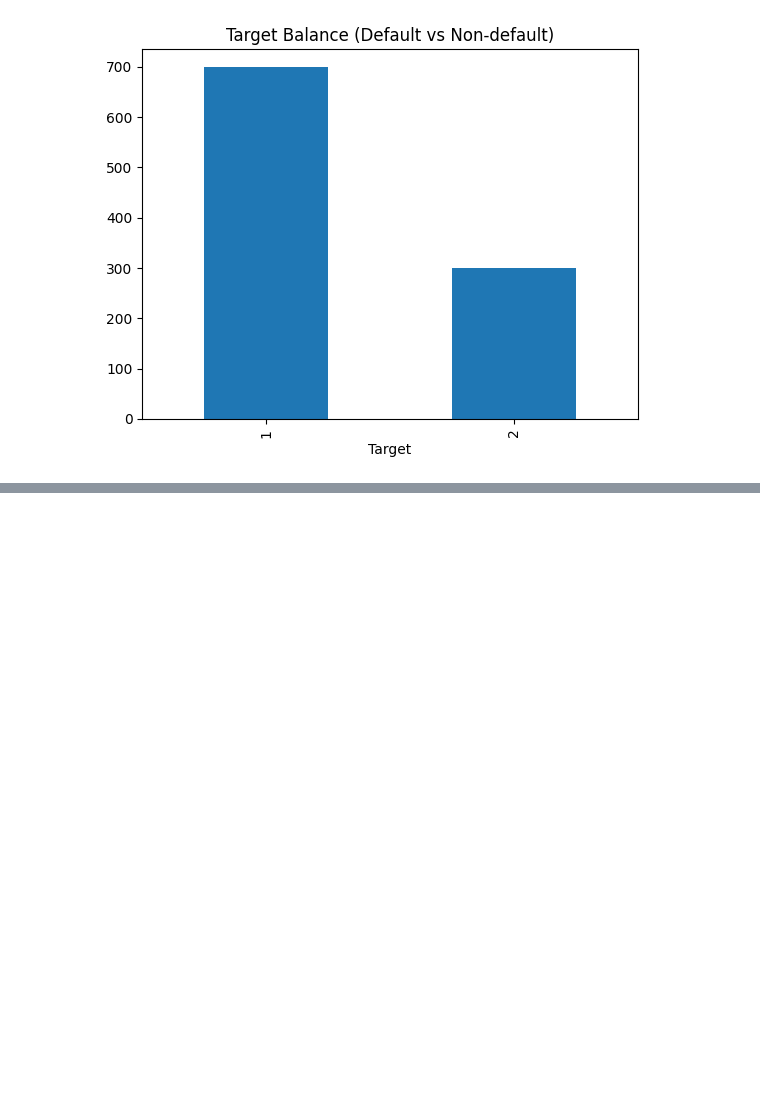
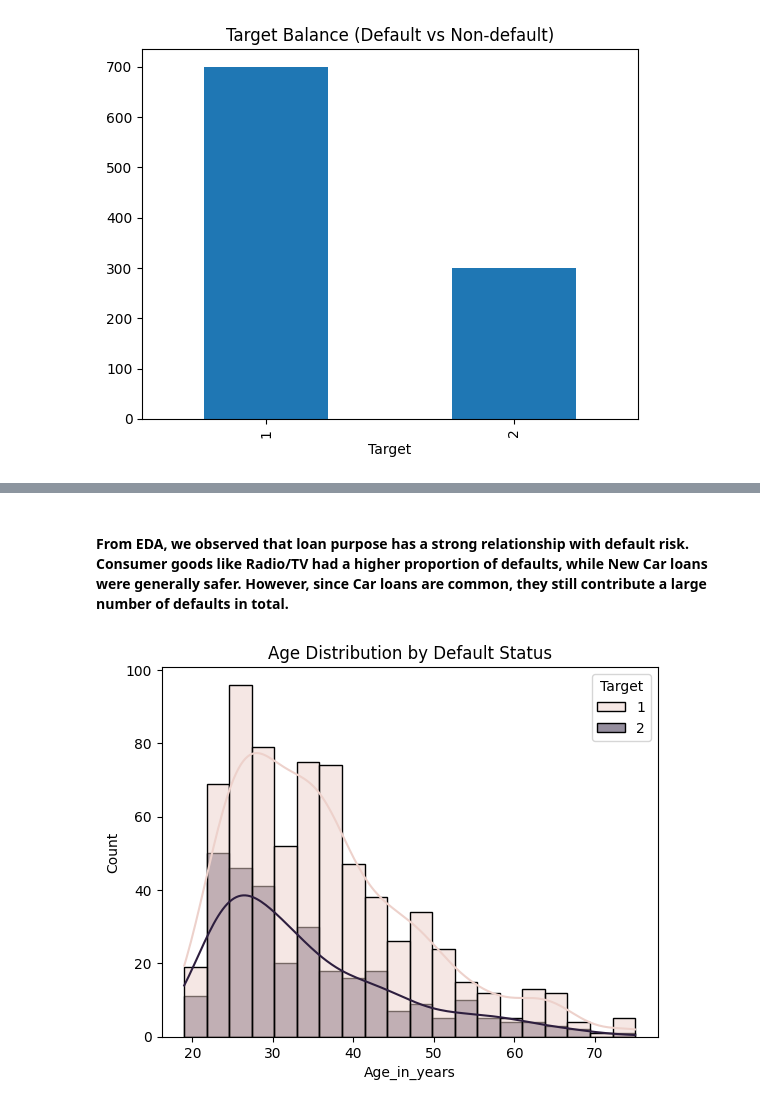
Before and after one commit to Suraj-Sedai/credit-risk-prediction, a Jupyter notebook: notebooks/02_eda.ipynb, the cells around one changed output, grey strips where cells are left out. Saved outputs shown, nothing was run; the diff lists cells and outputs as text; code cells hidden in the pictures; blank space fills up the shorter version.

```diff
--- a/notebooks/02_eda.ipynb
+++ b/notebooks/02_eda.ipynb
@@ -41,0 +63,8 @@ plt.show()
+# %% [markdown]
+<h4>From EDA, we observed that loan purpose has a strong relationship with default risk. Consumer goods like Radio/TV had a higher proportion of defaults, while New Car loans were generally safer. However, since Car loans are common, they still contribute a large number of defaults in total.</h4>
+# %%
+sns.histplot(data=df, x="Age_in_years", hue="Target", bins=20, kde=True)
+plt.title("Age Distribution by Default Status")
+plt.show()
+# %% [output]
+[figure, added]
```
Also changed, not shown: parts of 6 cells of this notebook, 1 other file.
